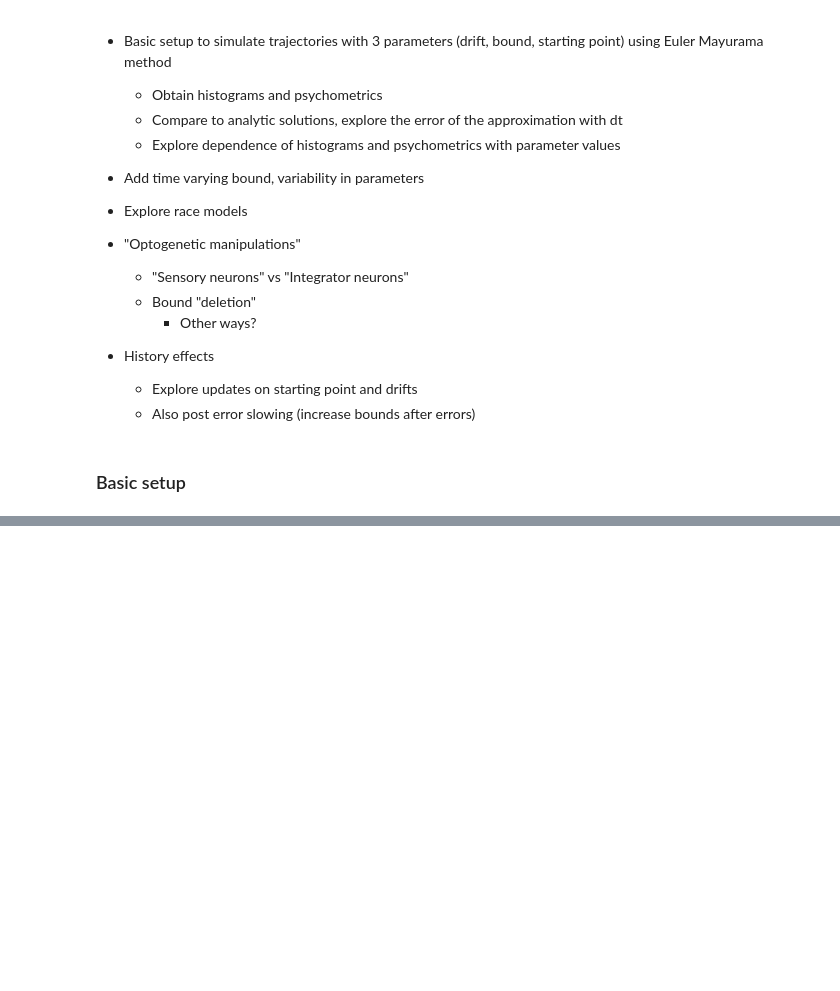
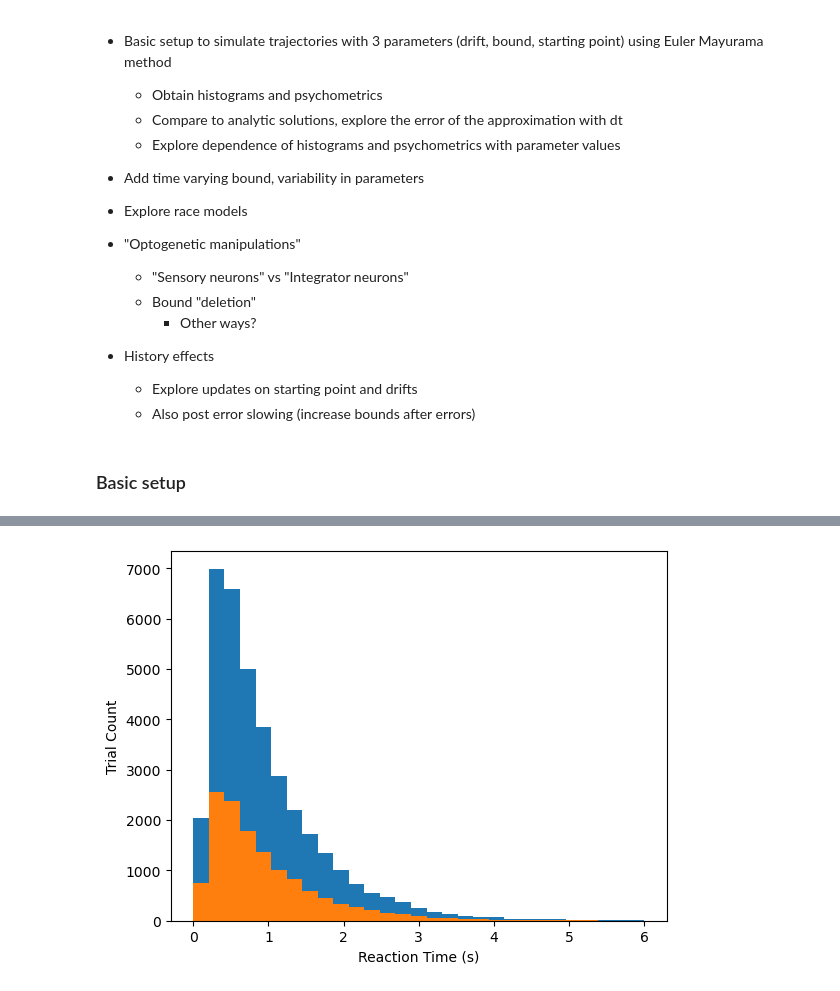
Before and after one commit to I-Pica/indp22-ddm-simulation-project, a Jupyter notebook: code/basic-sim-ddm.ipynb, the cells around one changed output, grey strips where cells are left out. Cells and saved outputs as stored; diff of their text form; code cells hidden in the pictures; blank space fills up the shorter version.

```diff
--- a/code/basic-sim-ddm.ipynb
+++ b/code/basic-sim-ddm.ipynb
@@ -90,0 +80,7 @@ for j in range(n_trials):
+# %%
+plt.hist(S[correct,1], bins);
+plt.hist(S[incorrect,1], bins)
+plt.xlabel('Reaction Time (s)');
+plt.ylabel('Trial Count');
+# %% [output]
+[figure, added]
```
Also changed, not shown: parts of 12 cells of this notebook.
